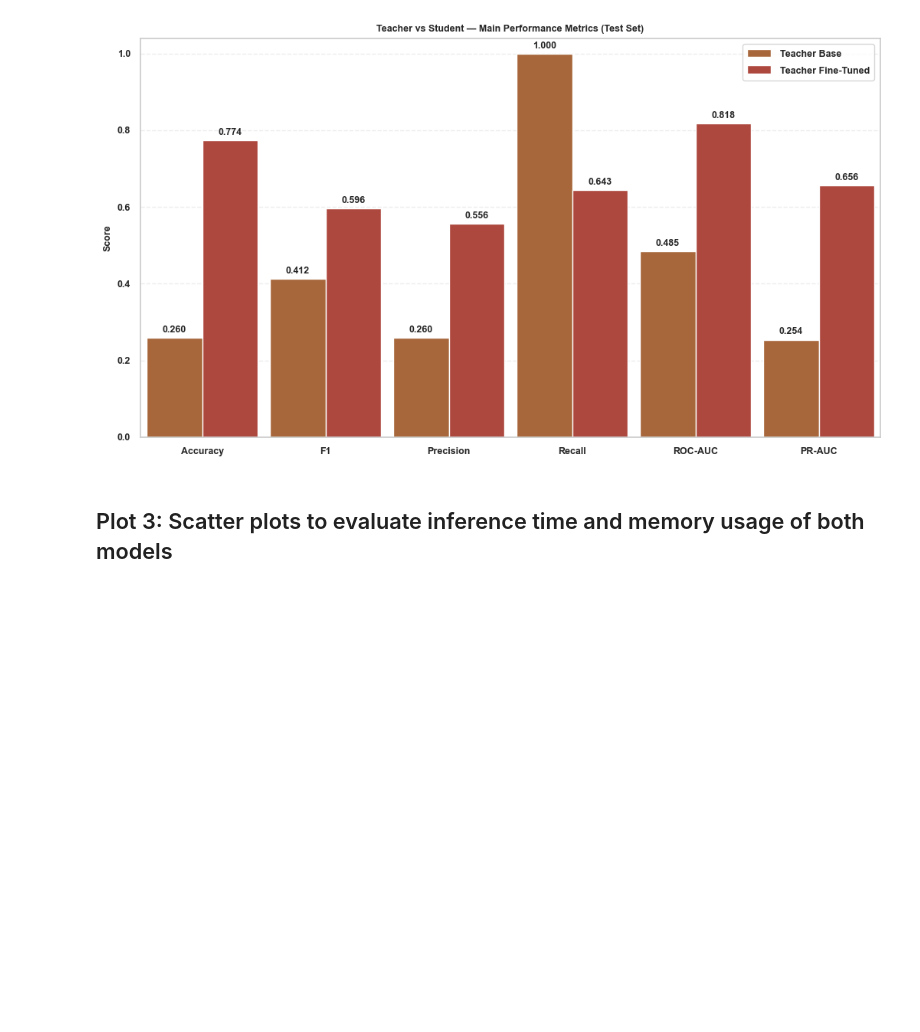
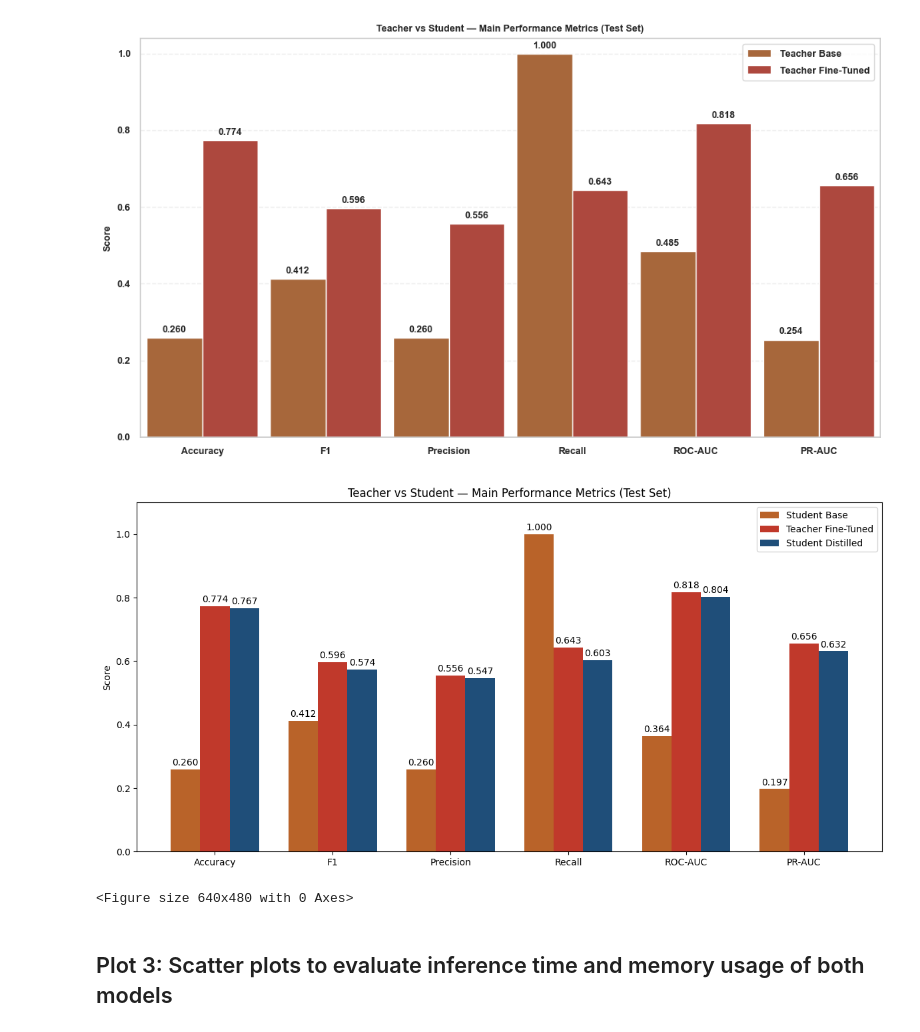
Before and after one commit to MarcoColan01/nlp.project-Colangelo-2526, a Jupyter notebook: notebooks/5_evaluation_graphs.ipynb, the cells around one changed output. Drawn from its saved outputs; the diff is of its cells as text; code cells hidden in the pictures; blank space fills up the shorter version.

```diff
--- a/notebooks/5_evaluation_graphs.ipynb
+++ b/notebooks/5_evaluation_graphs.ipynb
@@ -605,6 +544,41 @@ plt.show()
 fig_bar_full.savefig(FIG_DIR / "metrics_barchart.png", dpi=1200)
 # %% [output]
 [figure]
+# %%
+import matplotlib.pyplot as plt
+import numpy as np
+
+metrics = ["Accuracy", "F1", "Precision", "Recall", "ROC-AUC", "PR-AUC"]
+
+student_base =      [0.259603, 0.412198, 0.259603, 1.000000, 0.364079, 0.197066]
+teacher_ft =        [0.773928, 0.596423, 0.555780, 0.643480, 0.818076, 0.656376]
+student_distilled = [0.767101, 0.573548, 0.546598, 0.603294, 0.803560, 0.631799]
+
+x = np.arange(len(metrics))
+w = 0.25
+
+fig, ax = plt.subplots(figsize=(12, 6))
+b1 = ax.bar(x - w, student_base, w, label="Student Base", color="#b96329")
+b2 = ax.bar(x, teacher_ft, w, label="Teacher Fine-Tuned", color="#c0392b")
+b3 = ax.bar(x + w, student_distilled, w, label="Student Distilled", color="#1f4e79")
+
+ax.set_ylabel("Score")
+ax.set_title("Teacher vs Student — Main Performance Metrics (Test Set)")
+ax.set_xticks(x)
+ax.set_xticklabels(metrics)
+ax.set_ylim(0, 1.1)
+ax.legend()
+ax.bar_label(b1, fmt="%.3f", padding=2, fontsize=10)
+ax.bar_label(b2, fmt="%.3f", padding=2, fontsize=10)
+ax.bar_label(b3, fmt="%.3f", padding=2, fontsize=10)
+
+plt.tight_layout()
+plt.savefig("performance_metrics.png", dpi=600)
+plt.show()
+plt.savefig('metrics.png')
+# %% [output]
+[figure, added]
+<Figure size 640x480 with 0 Axes>
 # %% [markdown]
 ## Plot 3: Scatter plots to evaluate inference time and memory usage of both models
 # %%
```
Also changed, not shown: parts of 4 cells of this notebook, 13 other files.
